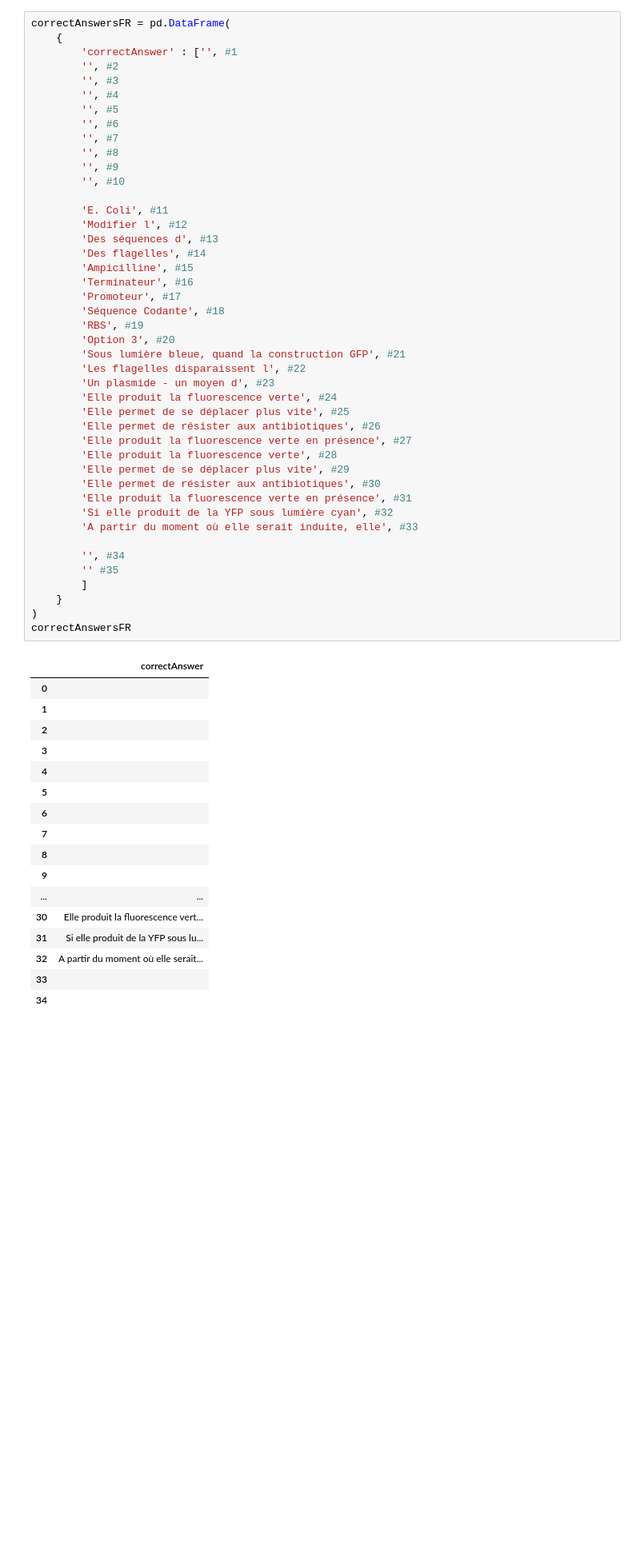
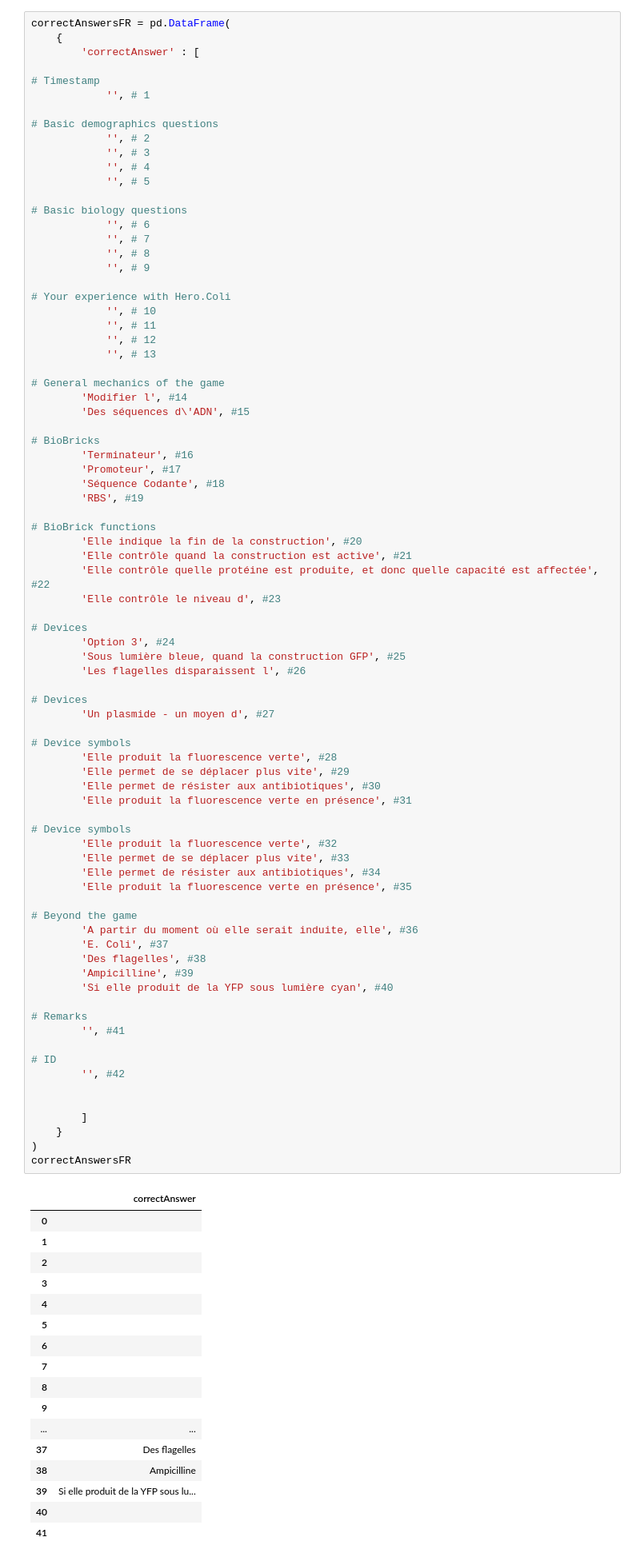
Before and after one commit to CyberCRI/dataanalysis-herocoli-redmetrics, a Jupyter notebook: v1.52/Static data/Google form correct answers.ipynb, the cells around one changed output. Shown at 80% size. Saved outputs shown, nothing was run; the diff lists cells and outputs as text; blank space fills up the shorter version.

```diff
--- a/v1.52/Static data/Google form correct answers.ipynb
+++ b/v1.52/Static data/Google form correct answers.ipynb
@@ -137,65 +197,101 @@ pandas.core.frame.DataFrame
 # %%
 correctAnswersFR = pd.DataFrame(
     {
-        'correctAnswer' : ['', #1
-        '', #2
-        '', #3
-        '', #4
-        '', #5
-        '', #6
-        '', #7
-        '', #8
-        '', #9
-        '', #10
+        'correctAnswer' : [
 
-        'E. Coli', #11
-        'Modifier l', #12
-        'Des séquences d', #13
-        'Des flagelles', #14
-        'Ampicilline', #15
+# Timestamp
+            '', # 1
+
+# Basic demographics questions
+            '', # 2
+            '', # 3
+            '', # 4
+            '', # 5
+
+# Basic biology questions
+            '', # 6
+            '', # 7
+            '', # 8
+            '', # 9
+
+# Your experience with Hero.Coli
+            '', # 10
+            '', # 11
+            '', # 12
+            '', # 13
+
+# General mechanics of the game
+        'Modifier l', #14
+        'Des séquences d\'ADN', #15
+
+# BioBricks
         'Terminateur', #16
         'Promoteur', #17
         'Séquence Codante', #18
         'RBS', #19
-        'Option 3', #20
-        'Sous lumière bleue, quand la construction GFP', #21
-        'Les flagelles disparaissent l', #22
-        'Un plasmide - un moyen d', #23
-        'Elle produit la fluorescence verte', #24
-        'Elle permet de se déplacer plus vite', #25
-        'Elle permet de résister aux antibiotiques', #26
-        'Elle produit la fluorescence verte en présence', #27
+
+# BioBrick functions
+        'Elle indique la fin de la construction', #20
+        'Elle contrôle quand la construction est active', #21
+        'Elle contrôle quelle protéine est produite, et donc quelle capacité est affectée', #22
+        'Elle contrôle le niveau d', #23
+
+# Devices
+        'Option 3', #24
+        'Sous lumière bleue, quand la construction GFP', #25
+        'Les flagelles disparaissent l', #26
+
+# Devices
+        'Un plasmide - un moyen d', #27
+
+# Device symbols
         'Elle produit la fluorescence verte', #28
         'Elle permet de se déplacer plus vite', #29
         'Elle permet de résister aux antibiotiques', #30
         'Elle produit la fluorescence verte en présence', #31
-        'Si elle produit de la YFP sous lumière cyan', #32
-        'A partir du moment où elle serait induite, elle', #33
 
-        '', #34
-        '' #35
+# Device symbols
+        'Elle produit la fluorescence verte', #32
+        'Elle permet de se déplacer plus vite', #33
+        'Elle permet de résister aux antibiotiques', #34
+        'Elle produit la fluorescence verte en présence', #35
+
+# Beyond the game
+        'A partir du moment où elle serait induite, elle', #36
+        'E. Coli', #37
+        'Des flagelles', #38
+        'Ampicilline', #39
+        'Si elle produit de la YFP sous lumière cyan', #40
+
+# Remarks
+        '', #41
+
+# ID
+        '', #42
+
+
         ]
     }
 )
 correctAnswersFR
 # %% [output]
 |  | correctAnswer |
 | 0 |  |
 | 1 |  |
 | 2 |  |
 | 3 |  |
 | 4 |  |
 | 5 |  |
 | 6 |  |
 | 7 |  |
 | 8 |  |
 | 9 |  |
 | ... | ... |
-| 30 | Elle produit la fluorescence vert... |
-| 31 | Si elle produit de la YFP sous lu... |
-| 32 | A partir du moment où elle serait... |
-| 33 |  |
-| 34 |  |
+| 37 | Des flagelles |
+| 38 | Ampicilline |
+| 39 | Si elle produit de la YFP sous lu... |
+| 40 |  |
+| 41 |  |
 # %% [markdown]
 ### Language selection
 <a id=langsel />
```
Also changed, not shown: parts of 6 cells of this notebook, 21 other files.
